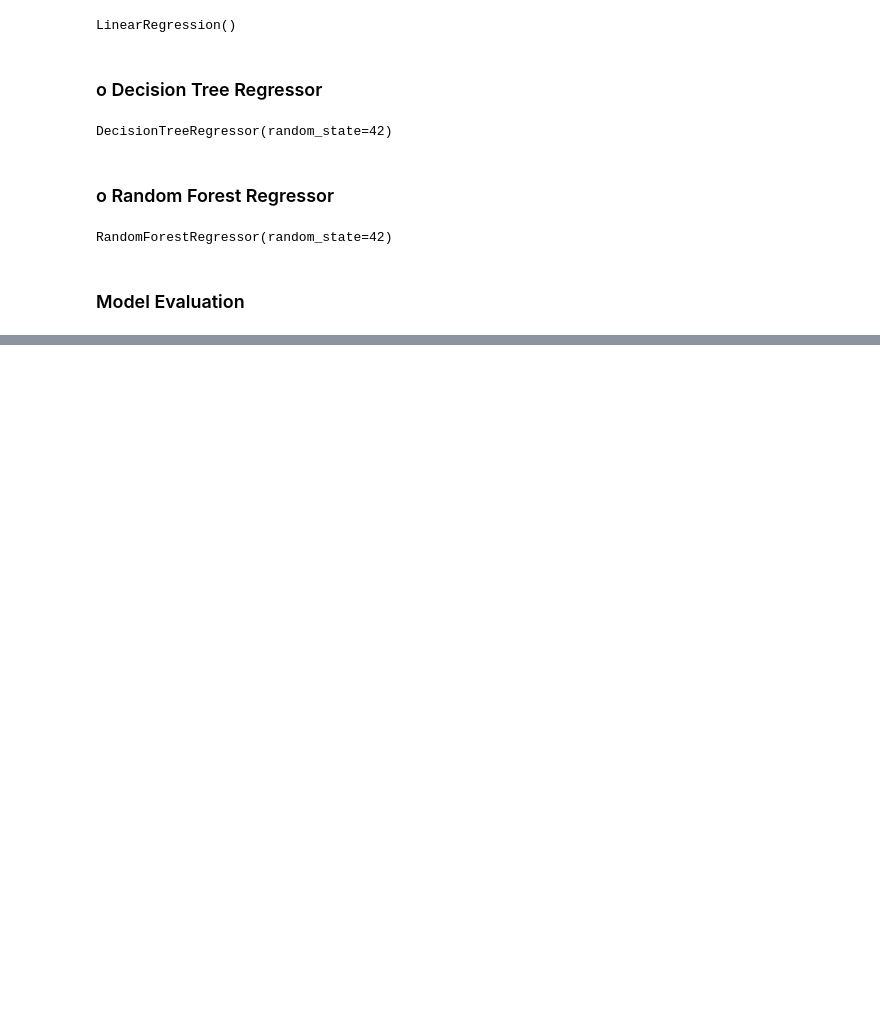
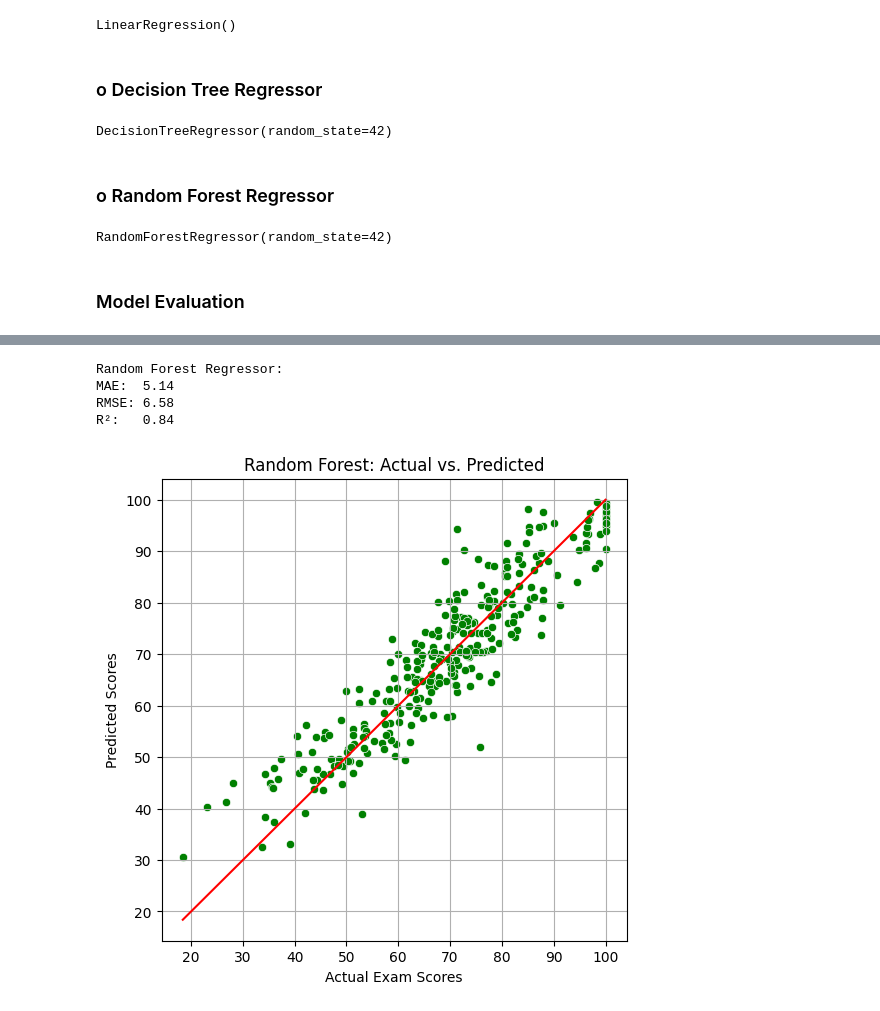
Before and after one commit to JuanTuatis/emtech-programming-assignment, a Jupyter notebook: EmTech-Capstone-Project/Capstone-Project.ipynb, the cells around one changed output, grey strips where cells are left out. Cells and saved outputs as stored; diff of their text form; code cells hidden in the pictures; blank space fills up the shorter version.

```diff
--- a/EmTech-Capstone-Project/Capstone-Project.ipynb
+++ b/EmTech-Capstone-Project/Capstone-Project.ipynb
@@ -475,0 +486,27 @@ R²:   0.84
+# %%
+# Random Forest Model Evaluation
+y_pred_rf = rf_model.predict(X_test)
+
+mae_rf = mean_absolute_error(y_test, y_pred_rf)
+rmse_rf = np.sqrt(mean_squared_error(y_test, y_pred_rf))
+r2_rf = r2_score(y_test, y_pred_rf)
+
+print("Random Forest Regressor:")
+print(f"MAE:  {mae_rf:.2f}")
+print(f"RMSE: {rmse_rf:.2f}")
+print(f"R²:   {r2_rf:.2f}")
+
+plt.figure(figsize=(6,6))
+sns.scatterplot(x=y_test, y=y_pred_rf, color='green')
+plt.plot([y_test.min(), y_test.max()], [y_test.min(), y_test.max()], color='red', linestyle='-')
+plt.xlabel("Actual Exam Scores")
+plt.ylabel("Predicted Scores")
+plt.title("Random Forest: Actual vs. Predicted")
+plt.grid(True)
+plt.show()
+# %% [output]
+Random Forest Regressor:
+MAE:  5.14
+RMSE: 6.58
+R²:   0.84
+[figure, added]
```
Also changed, not shown: parts of 18 cells of this notebook.
